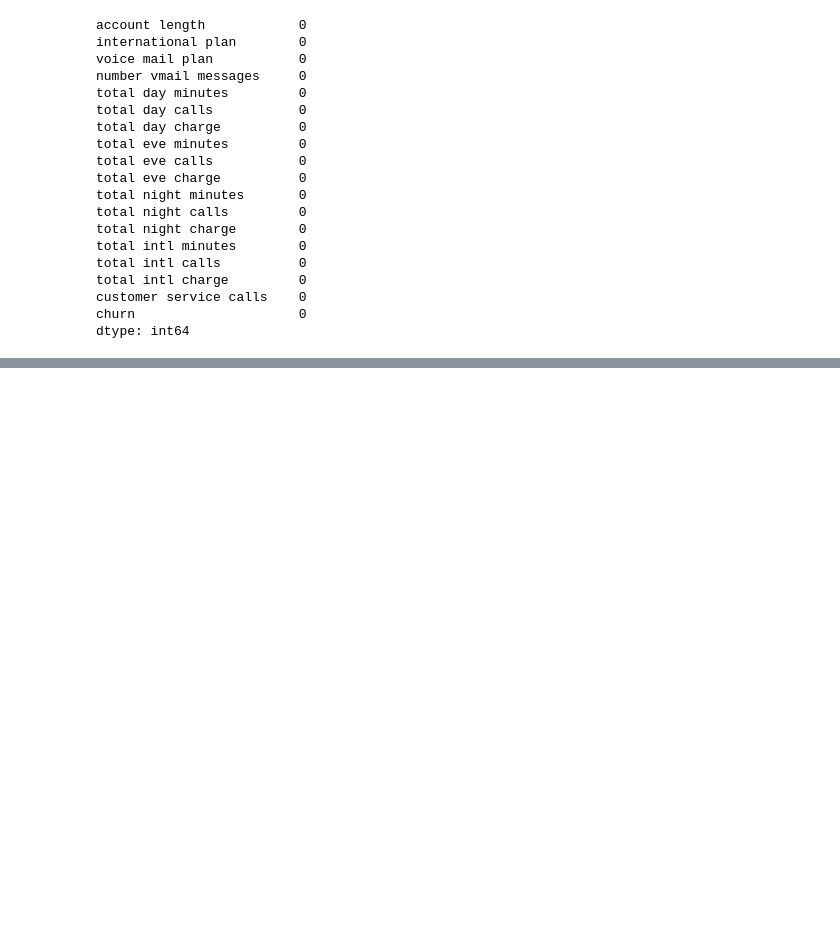
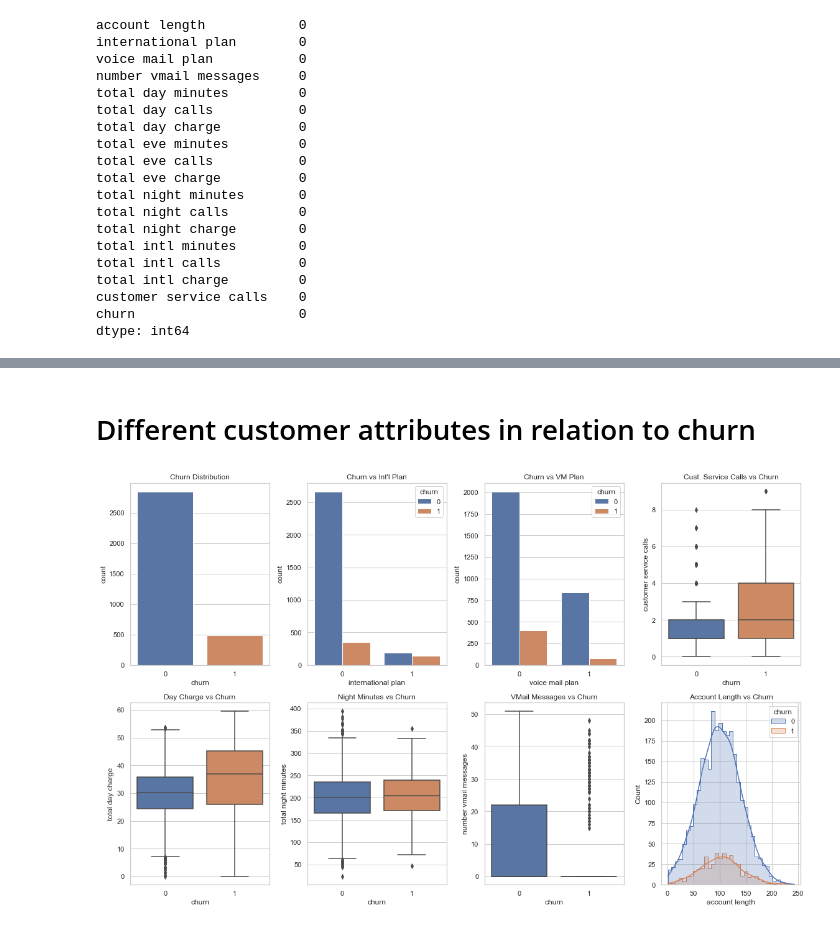
Before and after one commit to Sydney-Were/phase3_classification_project, a Jupyter notebook: Phase3_project.ipynb, the cells around one changed output, grey strips where cells are left out. Saved outputs shown, nothing was run; the diff lists cells and outputs as text; code cells hidden in the pictures; blank space fills up the shorter version.

```diff
--- a/Phase3_project.ipynb
+++ b/Phase3_project.ipynb
@@ -79,8 +81,7 @@ Name: churn, dtype: float64
 # Data Preparation
 # %%
 # Drop irrelevant columns
-
-df_clean = df.drop(['state', 'area code', 'phone number'], axis=1, inplace=True)
+df = df.drop(['state', 'area code', 'phone number'], axis=1)
 # %%
 # Encode binary categorical columns
 label_encoder = LabelEncoder()
@@ -128,0 +156,32 @@ dtype: int64
+# %% [markdown]
+# Different customer attributes in relation to churn
+# %%
+#set up the plots
+plt.figure(figsize=(16,10))
+
+plots = [
+    {"type": "count", "x": "churn", "title": "Churn Distribution"},
+    {"type": "count", "x": "international plan", "hue": "churn", "title": "Churn vs Int'l Plan"},
+    {"type": "count", "x": "voice mail plan", "hue": "churn", "title": "Churn vs VM Plan"},
+    {"type": "box", "x": "churn", "y": "customer service calls", "title": "Cust. Service Calls vs Churn"},
+    {"type": "box", "x": "churn", "y": "total day charge", "title": "Day Charge vs Churn"},
+    {"type": "box", "x": "churn", "y": "total night minutes", "title": "Night Minutes vs Churn"},
+    {"type": "box", "x": "churn", "y": "number vmail messages", "title": "VMail Messages vs Churn"},
+    {"type": "hist", "x": "account length", "hue": "churn", "title": "Account Length vs Churn"}
+]
+
+# Loop through and plot each subplot
+for i, plot in enumerate(plots, 1):
+    plt.subplot(2, 4, i)
+    if plot["type"] == "count":
+        sns.countplot(x=plot["x"], hue=plot.get("hue"), data=df)
+    elif plot["type"] == "box":
+        sns.boxplot(x=plot["x"], y=plot["y"], data=df)
+    elif plot["type"] == "hist":
+        sns.histplot(data=df, x=plot["x"], hue=plot.get("hue"), kde=True, element='step')
+    plt.title(plot["title"])
+
+plt.tight_layout()
+plt.show()
+# %% [output]
+[figure, added]
```
Also changed, not shown: parts of 10 cells of this notebook.
